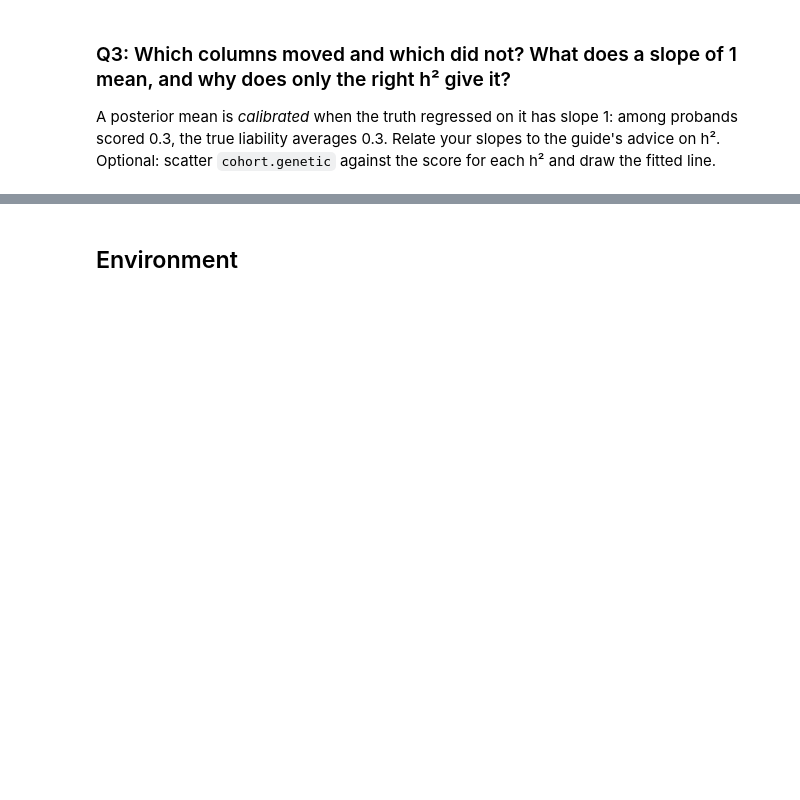
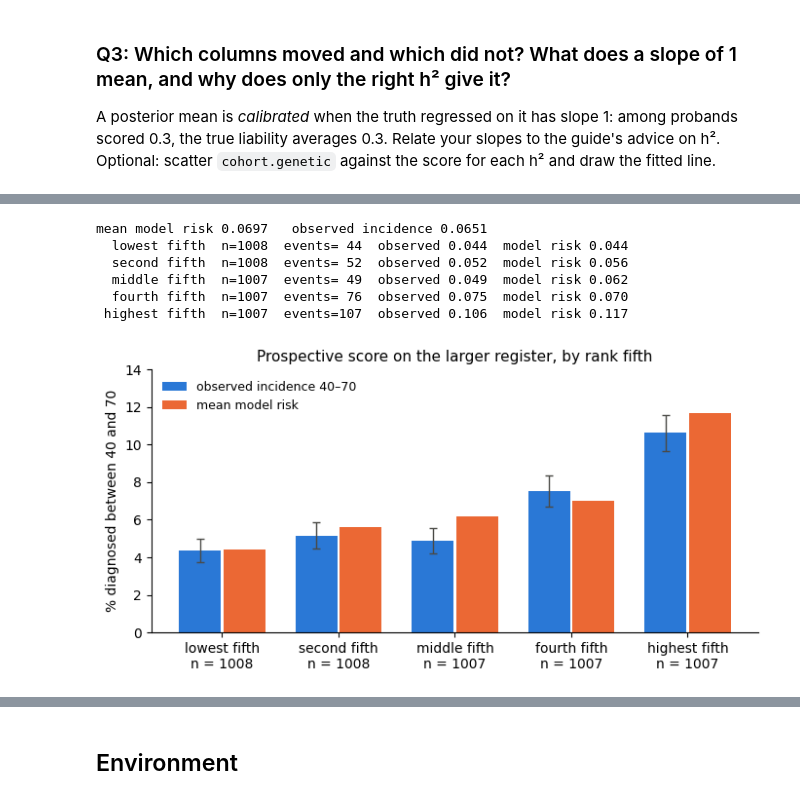
Before and after one commit to bvilhjal/ATIG_2026, a Jupyter notebook: teaching_days/2026-09-24/LTFH/LTFH_exercise_answers.ipynb, the cells around one changed output, grey strips where cells are left out. Drawn from its saved outputs; the diff is of its cells as text; code cells hidden in the pictures; blank space fills up the shorter version.

```diff
--- a/teaching_days/2026-09-24/LTFH/LTFH_exercise_answers.ipynb
+++ b/teaching_days/2026-09-24/LTFH/LTFH_exercise_answers.ipynb
@@ -755,0 +305,3 @@ accuracy is not its correlation with liability.
+# %%
+y = (big_at_risk & big.status)[big_at_risk]
+print(f"{int(y.sum())} incident cases among {len(y)} probands ({y.mean():.1%})")
@@ -755,0 +393,42 @@ accuracy is not its correlation with liability.
+# %%
+m, v = big_m, big_v
+T40 = norm.ppf(1.0 - np.interp(INDEX_AGE, AGE_GRID, TRUE_CIP))
+T70 = norm.ppf(1.0 - np.interp(EVAL_AGE, AGE_GRID, TRUE_CIP))
+s = np.sqrt(v + 1.0 - H2)
+p_free_at_40 = norm.cdf((T40 - m) / s)
+risk = (p_free_at_40 - norm.cdf((T70 - m) / s)) / p_free_at_40
+
+print(f"mean model risk {risk.mean():.4f}   observed incidence {y.mean():.4f}")
+
+fifths = np.array_split(np.argsort(m, kind="stable"), 5)
+for label, g in zip(("lowest", "second", "middle", "fourth", "highest"), fifths):
+    print(f"{label:>8} fifth  n={len(g)}  events={int(y[g].sum()):3d}  "
+          f"observed {y[g].mean():.3f}  model risk {risk[g].mean():.3f}")
+# %% [output]
+mean model risk 0.0697   observed incidence 0.0651
+  lowest fifth  n=1008  events= 44  observed 0.044  model risk 0.044
+  second fifth  n=1008  events= 52  observed 0.052  model risk 0.056
+  middle fifth  n=1007  events= 49  observed 0.049  model risk 0.062
+  fourth fifth  n=1007  events= 76  observed 0.075  model risk 0.070
+ highest fifth  n=1007  events=107  observed 0.106  model risk 0.117
+# %%
+fig, ax = plt.subplots(figsize=(7, 3.6))
+labels = ("lowest", "second", "middle", "fourth", "highest")
+obs = np.array([y[g].mean() for g in fifths])
+mod = np.array([risk[g].mean() for g in fifths])
+n = np.array([len(g) for g in fifths])
+x = np.arange(5)
+ax.bar(x - 0.19, 100 * obs, width=0.36, color="#2a78d6", label="observed incidence 40–70")
+ax.errorbar(x - 0.19, 100 * obs, yerr=100 * np.sqrt(obs * (1 - obs) / n),
+            fmt="none", ecolor="#4a4a46", elinewidth=1, capsize=3)
+ax.bar(x + 0.19, 100 * mod, width=0.36, color="#eb6834", label="mean model risk")
+ax.set_xticks(x, [f"{l} fifth\nn = {k}" for l, k in zip(labels, n)])
+ax.set_ylim(0, 14)
+ax.set_ylabel("% diagnosed between 40 and 70")
+ax.set_title("Prospective score on the larger register, by rank fifth", fontsize=11)
+ax.legend(frameon=False, fontsize=9, loc="upper left")
+for side in ("top", "right"):
+    ax.spines[side].set_visible(False)
+fig.tight_layout()
+# %% [output]
+[figure, added]
```
Also changed, not shown: parts of 96 cells of this notebook, 7 other files.
